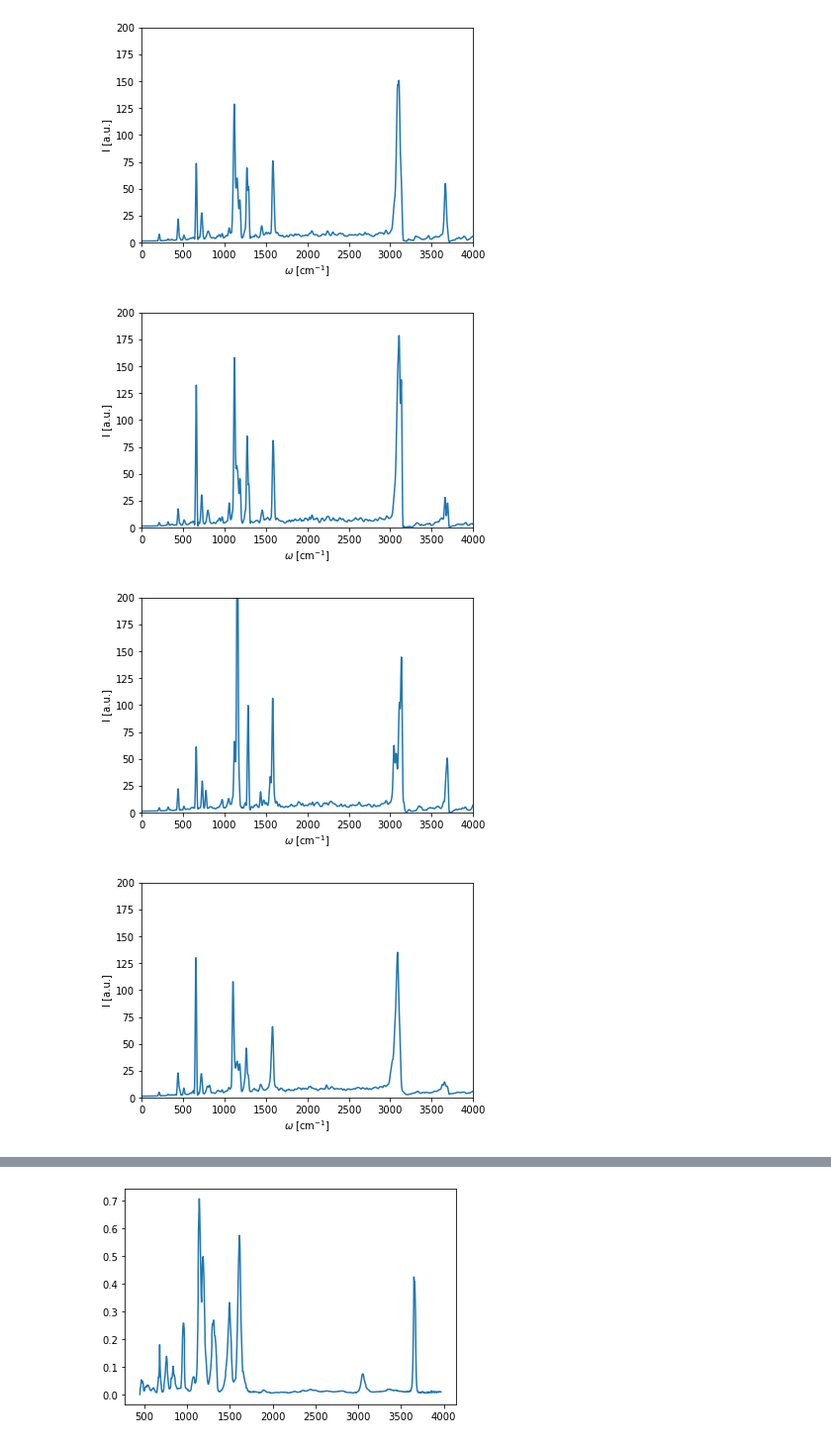
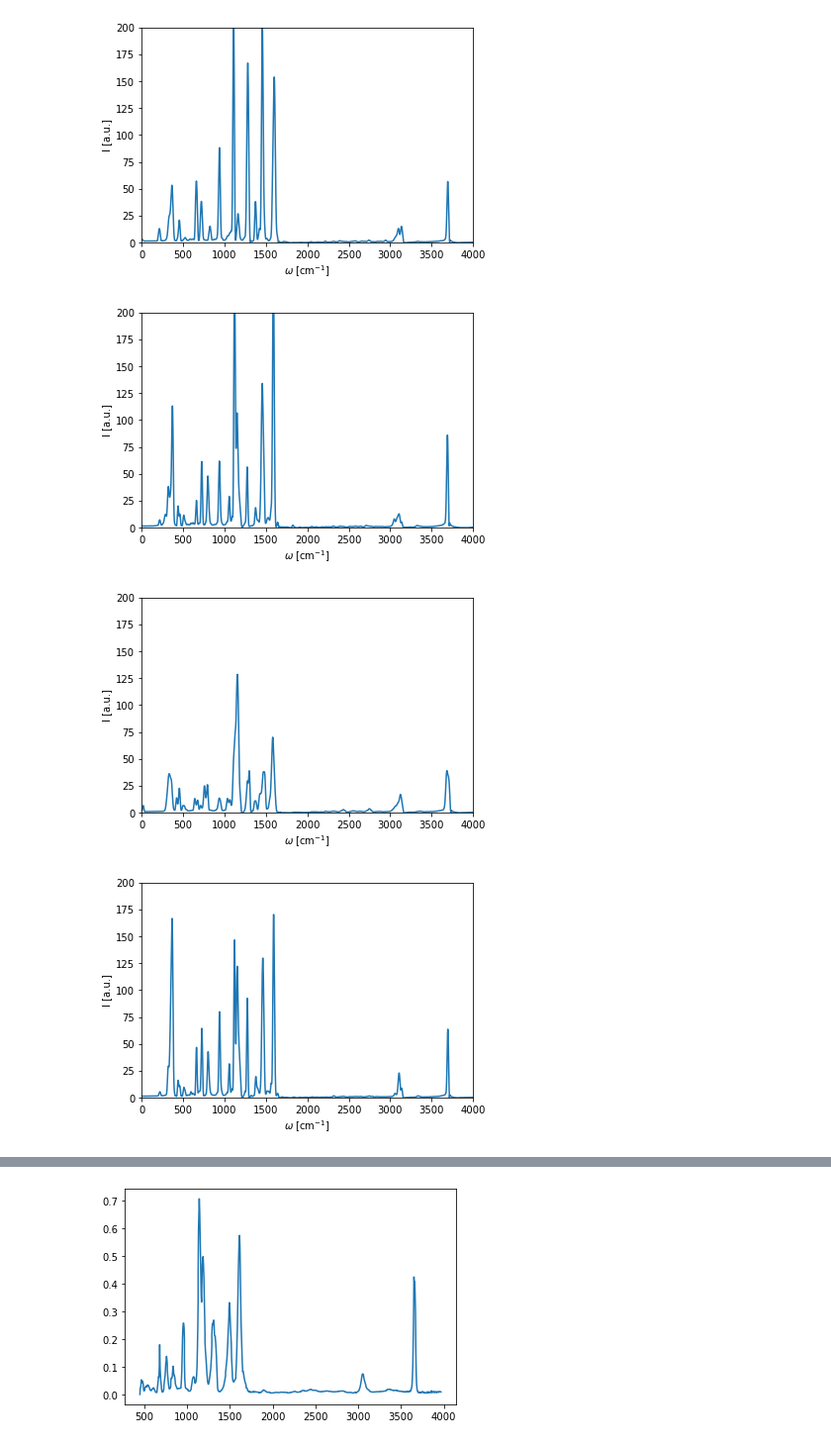
Before and after one commit to MihailBogojeski/equiv_dens_ml, a Jupyter notebook: schnetpack_md_ir_spectra_res.ipynb, the cells around one changed output, grey strips where cells are left out. Shown at 99% size. Saved outputs shown, nothing was run; the diff lists cells and outputs as text; code cells hidden in the pictures.

```diff
--- a/schnetpack_md_ir_spectra_res.ipynb
+++ b/schnetpack_md_ir_spectra_res.ipynb
@@ -14,5 +11,6 @@ The autoreload extension is already loaded. To reload it, use:
 # %%
-data = HDF5Loader('md_logs/2022-09-26_uyWZ6jDB/simulation_gpu_resorcinol_dipole_003_start_8-11_compressed.hdf5', load_properties=True, skip_initial=10000)
+#data = HDF5Loader('md_logs/2022-09-26_uyWZ6jDB/simulation_gpu_resorcinol_dipole_003_start_8-11_compressed.hdf5', load_properties=True, skip_initial=10000)
+data = HDF5Loader('md_logs/2023-01-13_Cr2KibUW/simulation_resorcinol_cluster_all_001_compressed.hdf5', load_properties=True, skip_initial=50000)
 # %%
 energies = data.get_property('energy')
 print('Shape:', energies.shape)
@@ -266,7 +265,7 @@ plt.xlabel('$\omega$ [cm$^{-1}$]')
 #plt.savefig('/home/mihail/Documents/Uni/PhD/equiv_dens/nat_manuscript/figures/ml_resorcinol_IR_spectrum_1.svg')
 plt.show()
 # %% [output]
-[figure, old version]
+[figure, new version]
 # %%
 from schnetpack.md.utils.spectra import IRSpectrum
 
@@ -282,29 +281,37 @@ plt.xlim(0,4000)
 plt.ylim(0,200)
 plt.ylabel('I [a.u.]')
 plt.xlabel('$\omega$ [cm$^{-1}$]')
-plt.savefig('/home/mihail/Documents/Uni/PhD/equiv_dens/figures/ml_resorcinol_IR_spectrum_2.svg')
+#plt.savefig('/home/mihail/Documents/Uni/PhD/equiv_dens/figures/ml_resorcinol_IR_spectrum_2.svg')
 plt.show()
 # %% [output]
-[figure, old version]
+[figure, new version]
 # %%
 from schnetpack.md.utils.spectra import IRSpectrum
 
 spectrum = IRSpectrum(data, dipole_moment_handle='dipole_moment', resolution=4096)
 
 spectrum.compute_spectrum(molecule_idx=0)
 freqencies, intensities_0 = spectrum.get_spectrum()
 
+k_len = 20
+x_kern = np.linspace(-1, 1, k_len)
+w_1 = 0.1
+k_amp_1 = 0.7
+kernel_1 = k_amp_1*(np.exp(-(x_kern/w_1)**2)/np.sum(np.exp(-(x_kern/w_1)**2)))
+intensities_0[:1000] = np.convolve(intensities_0[:1040], kernel_1)[int(k_len/2): int(k_len/2)+ 1000]
+#print(np.convolve(intensities_0, kernel_1)[int(k_len/2): int(k_len/2)+ 1000].shape)
+
 # Plot the spectrum
 plt.figure()
 plt.plot(freqencies, intensities_0)
 plt.xlim(0,4000)
 plt.ylim(0,200)
 plt.ylabel('I [a.u.]')
 plt.xlabel('$\omega$ [cm$^{-1}$]')
-plt.savefig('/home/mihail/Documents/Uni/PhD/equiv_dens/figures/ml_resorcinol_IR_spectrum_0.svg')
+#plt.savefig('/home/mihail/Documents/Uni/PhD/equiv_dens/figures/ml_resorcinol_IR_spectrum_0.svg')
 plt.show()
 # %% [output]
-[figure, old version]
+[figure, new version]
 # %%
 import jcamp
 
@@ -320,10 +327,10 @@ plt.xlim(0,4000)
 plt.ylim(0,200)
 plt.ylabel('I [a.u.]')
 plt.xlabel('$\omega$ [cm$^{-1}$]')
-plt.savefig('/home/mihail/Documents/Uni/PhD/equiv_dens/nat_manuscript/figures/ml_resorcinol_IR_spectrum_3.svg')
+#plt.savefig('/home/mihail/Documents/Uni/PhD/equiv_dens/nat_manuscript/figures/ml_resorcinol_IR_spectrum_3.svg')
 plt.show()
 # %% [output]
-[figure, old version]
+[figure, new version]
 # %%
 from schnetpack.md.utils.spectra import IRSpectrum
 
```
Also changed, not shown: parts of 15 cells of this notebook.
